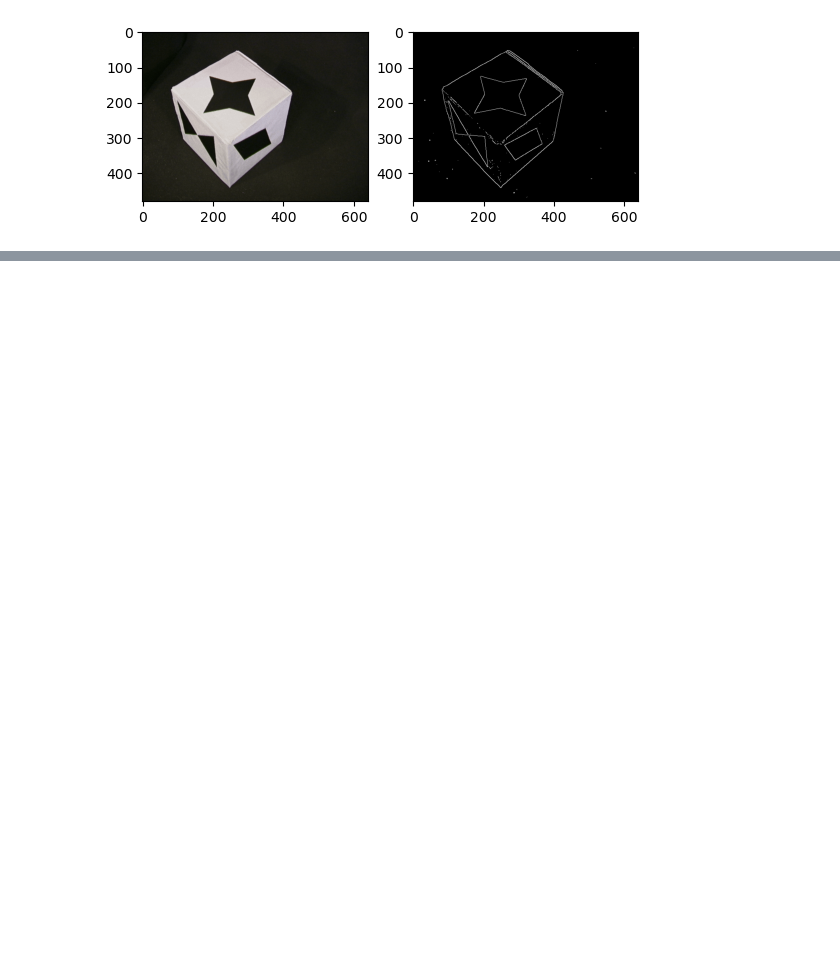
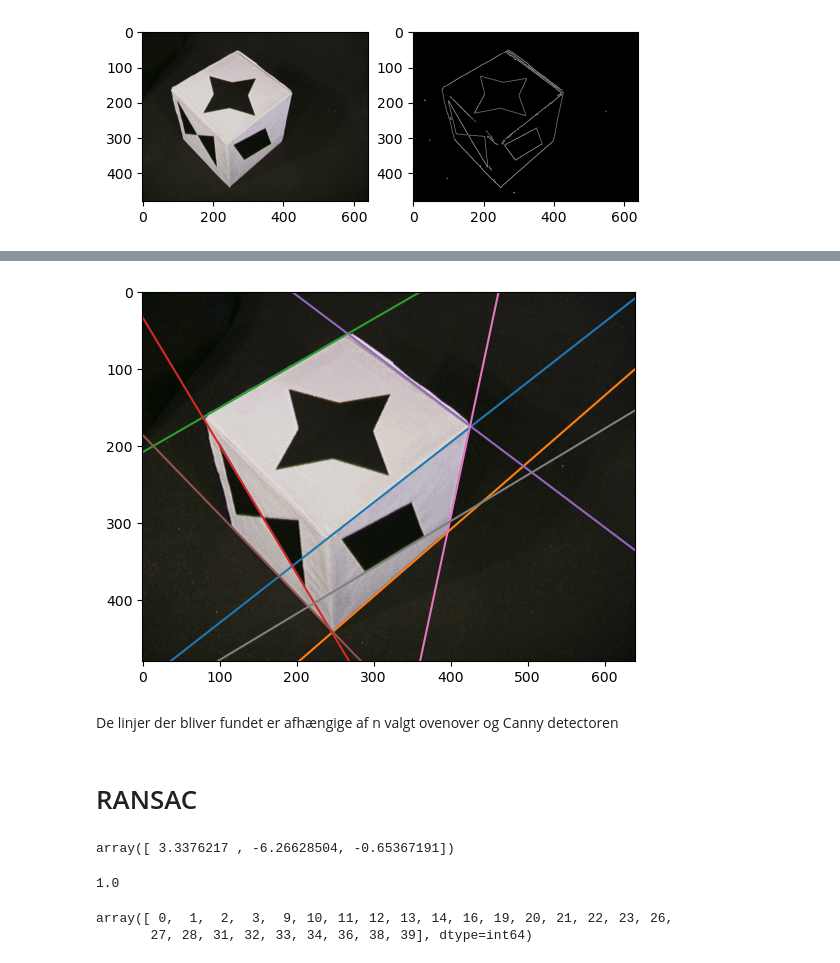
Before and after one commit to AndreasLH/CVex, a Jupyter notebook: w7.ipynb, the cells around one changed output, grey strips where cells are left out. Cells and saved outputs as stored; diff of their text form; code cells hidden in the pictures; blank space fills up the shorter version.

```diff
--- a/w7.ipynb
+++ b/w7.ipynb
@@ -16,0 +56,29 @@ ax[1].imshow(edges, cmap='gray');
+# %%
+def DrawLine(l, shape, allow_negative=False):
+    """Checks where the line intersects the four sides of the image and finds the two intersections that are within the frame"""
+    def in_frame(l_im):
+        q = np.cross(l.flatten(), l_im)
+        q = q[:2]/q[2]
+        if allow_negative:
+            return q
+        if all(q>=0) and all(q+1<=shape[1::-1]):
+            return q
+
+    lines = [[1, 0, 0], [0, 1, 0], [1, 0, 1-shape[1]], [0, 1, 1-shape[0]]]
+    P = [in_frame(l_im) for l_im in lines if in_frame(l_im) is not None]
+    if (len(P)==0):
+        print("Line is completely outside image")
+    plt.plot(*np.array(P).T)
+# %%
+# 7.5
+# lines should be input in r, θ representation
+for angle, dist in zip(extAngles, extDists):
+    l = np.array([np.cos(angle), np.sin(angle), -dist])
+    DrawLine(l, edges.shape)
+plt.imshow(im, cmap='gray');
+# %% [output]
+[figure, added]
+# %% [markdown]
+De linjer der bliver fundet er afhængige af n valgt ovenover og Canny detectoren
+# %% [markdown]
+# RANSAC
@@ -16,0 +95,38 @@ ax[1].imshow(edges, cmap='gray');
+# %%
+# 7.6
+def estimate_line(point0, point1):
+    """Estimates a line in homogeneous coordinates from two points using the cross product"""
+    return np.cross(point0, point1)
+
+points = test_points(25, 15)
+points = PiInv(points)
+# test
+l = estimate_line(points[:,0], points[:,1])
+l
+# %% [output]
+array([ 3.3376217 , -6.26628504, -0.65367191])
+# %%
+def scale_line(l):
+    """Scales a line so that a^2 + b^2 = 1"""
+    return l/np.sqrt(l[0]**2 + l[1]**2)
+# test
+l = scale_line(l)
+a, b, c = l[0], l[1], l[2]
+a**2 + b**2
+# %% [output]
+1.0
+# %%
+# 7.7
+def inliers(line, points, threshold):
+    """Returns the indices of the points that are within the threshold of the line
+    if points are in inhomogeneous coordinates, they are converted to homogeneous coordinates automatically"""
+    if points.shape[0] != 3:
+        points = PiInv(points)
+    return np.where(np.abs(line @ points) < threshold)[0]
+
+# test
+inlier_points = inliers(l, points, .5)
+inlier_points
+# %% [output]
+array([ 0,  1,  2,  3,  9, 10, 11, 12, 13, 14, 16, 19, 20, 21, 22, 23, 26,
+       27, 28, 31, 32, 33, 34, 36, 38, 39], dtype=int64)
```
Also changed, not shown: parts of 15 cells of this notebook.
